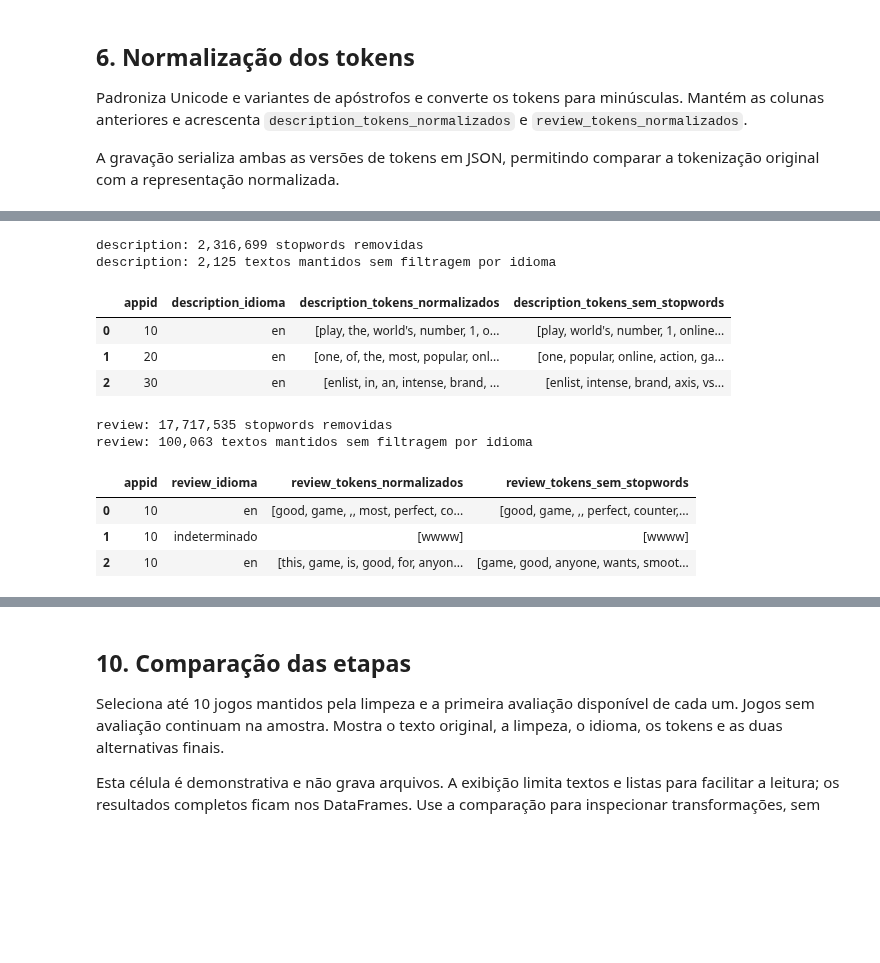
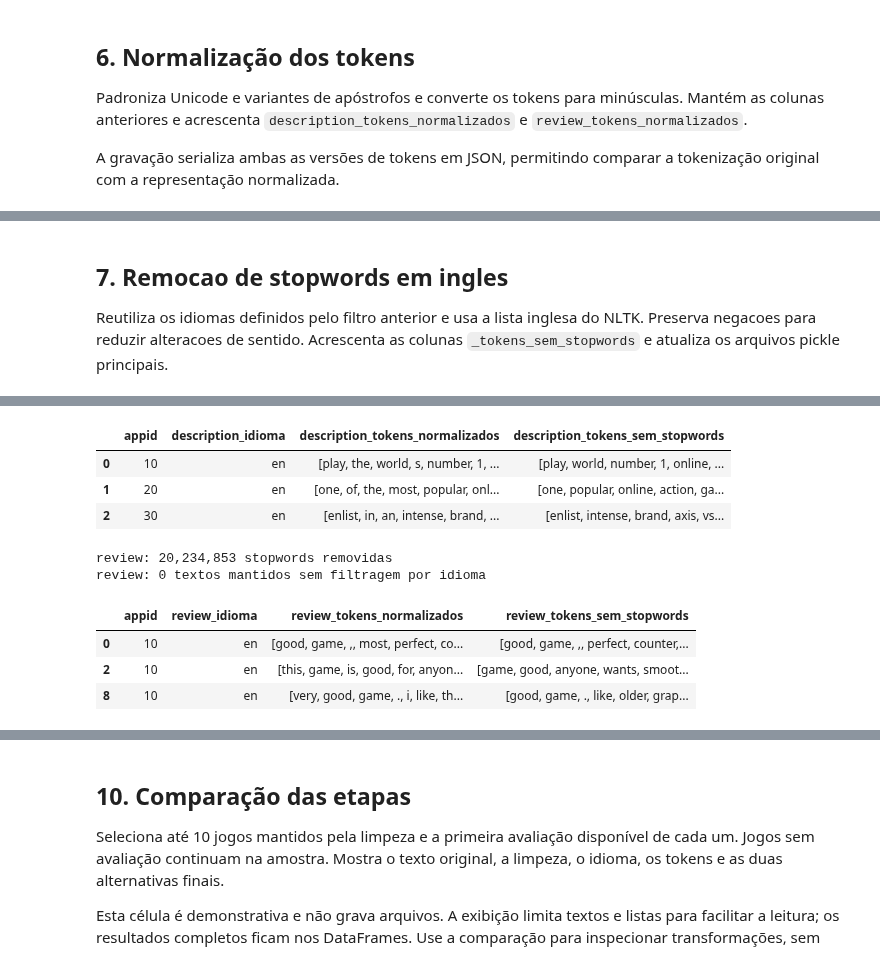
Before and after one commit to bchiamolera/PLN_SteamRecommend, a Jupyter notebook: 2_Limpeza_Preparacao/PLN_LimpezaDados.ipynb, the cells around one changed output, grey strips where cells are left out. Cells and saved outputs as stored; diff of their text form; code cells hidden in the pictures; blank space fills up the shorter version.

```diff
--- a/2_Limpeza_Preparacao/PLN_LimpezaDados.ipynb
+++ b/2_Limpeza_Preparacao/PLN_LimpezaDados.ipynb
@@ -281,7 +396,7 @@ Padroniza Unicode e variantes de apóstrofos e converte os tokens para minúscul
 
 A gravação serializa ambas as versões de tokens em JSON, permitindo comparar a tokenização original com a representação normalizada.
 # %%
-import json
+import sys
 import unicodedata
 
 apostrofos = str.maketrans({"\u2018": "'", "\u2019": "'", "\u02bc": "'"})
@@ -289,9 +404,9 @@ apostrofos = str.maketrans({"\u2018": "'", "\u2019": "'", "\u02bc": "'"})
 
 def normalizar_tokens(tokens):
     return [
-        unicodedata.normalize(
+        sys.intern(unicodedata.normalize(
             "NFKC", unicodedata.normalize("NFKC", token).translate(apostrofos).lower()
-        )
+        ))
         for token in tokens
     ]
 
@@ -303,16 +418,13 @@ reviews_limpo["review_tokens_normalizados"] = reviews_limpo["review_tokens"].map
     normalizar_tokens
 )
 
-# Serializa ambas as listas em JSON, mantendo listas nos DataFrames em memoria.
+# Pickle preserva as listas de tokens diretamente.
 for dados, coluna_tokens, nome_arquivo in [
-    (jogos_limpo, "description_tokens", "jogos_steam.csv"),
-    (reviews_limpo, "review_tokens", "steam_reviews.csv"),
+    (jogos_limpo, "description_tokens", "jogos_steam.pkl.gz"),
+    (reviews_limpo, "review_tokens", "steam_reviews.pkl.gz"),
 ]:
     colunas_listas = [coluna_tokens, f"{coluna_tokens}_normalizados"]
-    dados.assign(**{
-        coluna: dados[coluna].map(lambda tokens: json.dumps(tokens, ensure_ascii=False))
-        for coluna in colunas_listas
-    }).to_csv(pasta_limpos / nome_arquivo, index=False)
+    salvar_pickle(dados, pasta_limpos / nome_arquivo)
 
 print(f"Descricoes normalizadas: {len(jogos_limpo):,}")
 print(f"Reviews normalizadas: {len(reviews_limpo):,}")
@@ -345,29 +449,21 @@ Acrescenta as colunas com sufixos `_idioma` e `_tokens_sem_stopwords` e atualiza
+# %% [markdown]
+## 7. Remocao de stopwords em ingles
+
+Reutiliza os idiomas definidos pelo filtro anterior e usa a lista inglesa do NLTK. Preserva negacoes para reduzir alteracoes de sentido. Acrescenta as colunas `_tokens_sem_stopwords` e atualiza os arquivos pickle principais.
 # %%
 import nltk
 from nltk.corpus import stopwords
-from langdetect import DetectorFactory, detect_langs, LangDetectException
 
 try:
     stopwords.fileids()
 except LookupError:
     nltk.download("stopwords", raise_on_error=True)
 
-DetectorFactory.seed = 0
-idiomas_stopwords = {
-    "en": "english", "pt": "portuguese", "es": "spanish",
-    "fr": "french", "it": "italian", "de": "german", "nl": "dutch",
-}
+idiomas_stopwords = {"en": "english"}
 # Preserva negacoes para nao inverter o sentido, especialmente nas reviews.
 negacoes = set(normalizar_tokens([
     "no", "not", "nor", "never", "neither", "nothing", "nobody", "without",
-    "cannot", "n't", "n\u00e3o", "nem", "nunca", "jamais", "sem",
-    "nada", "ningu\u00e9m", "ninguem", "nao", "ni", "sin", "nadie",
-    "ning\u00fan", "ninguno", "ninguna", "tampoco",
-    "ne", "n'", "pas", "plus", "rien", "aucun", "aucune", "sans",
-    "non", "mai", "nessuno", "nessuna", "niente", "senza",
-    "nicht", "kein", "keine", "keinen", "keinem", "keiner", "keines",
-    "nie", "niemals", "niemand", "nichts", "ohne",
-    "niet", "geen", "nooit", "niemand", "niets", "zonder",
+    "cannot", "n't",
 ]))
 stopwords_por_idioma = {
     codigo: {
@@ -378,43 +474,27 @@ stopwords_por_idioma = {
 }
 
 
-def detectar_idioma(texto):
-    if pd.isna(texto):
-        return "indeterminado"
-    # A detecao e heuristica; textos curtos e resultados incertos ficam intactos.
-    amostra = str(texto)[:1500]
-    if len(amostra.split()) < 5 or sum(c.isalpha() for c in amostra) < 20:
-        return "indeterminado"
-    try:
-        candidato = detect_langs(amostra)[0]
-    except LangDetectException:
-        return "indeterminado"
-    return candidato.lang if candidato.prob >= 0.90 else "indeterminado"
-
-
 def remover_stopwords(tokens, idioma):
     palavras = stopwords_por_idioma.get(idioma, set())
     return [token for token in tokens if token not in palavras]
 
 
 for dados, texto, nome_arquivo in [
-    (jogos_limpo, "description", "jogos_steam.csv"),
-    (reviews_limpo, "review", "steam_reviews.csv"),
+    (jogos_limpo, "description", "jogos_steam.pkl.gz"),
+    (reviews_limpo, "review", "steam_reviews.pkl.gz"),
 ]:
     coluna_idioma = f"{texto}_idioma"
     coluna_entrada = f"{texto}_tokens_normalizados"
     coluna_saida = f"{texto}_tokens_sem_stopwords"
-    dados[coluna_idioma] = dados[texto].map(detectar_idioma)
+    if not dados[coluna_idioma].eq('en').all():
+        raise ValueError('Execute o filtro de ingles antes de remover stopwords.')
     dados[coluna_saida] = [
         remover_stopwords(tokens, idioma)
         for tokens, idioma in zip(dados[coluna_entrada], dados[coluna_idioma])
     ]
 
     colunas_listas = [f"{texto}_tokens", coluna_entrada, coluna_saida]
-    dados.assign(**{
-        coluna: dados[coluna].map(lambda tokens: json.dumps(tokens, ensure_ascii=False))
-        for coluna in colunas_listas
-    }).to_csv(pasta_limpos / nome_arquivo, index=False)
+    salvar_pickle(dados, pasta_limpos / nome_arquivo)
 
     removidos = dados[coluna_entrada].map(len).sum() - dados[coluna_saida].map(len).sum()
     sem_lista = ~dados[coluna_idioma].isin(stopwords_por_idioma)
@@ -428,15 +507,13 @@ for dados, texto, nome_arquivo in [
+|  | appid | description_idioma | description_tokens_normalizados | description_tokens_sem_stopwords |
+| 0 | 10 | en | [play, the, world, s, number, 1, ... | [play, world, number, 1, online, ... |
+| 1 | 20 | en | [one, of, the, most, popular, onl... | [one, popular, online, action, ga... |
+| 2 | 30 | en | [enlist, in, an, intense, brand, ... | [enlist, intense, brand, axis, vs... |
-description: 2,316,699 stopwords removidas
-description: 2,125 textos mantidos sem filtragem por idioma
+review: 20,234,853 stopwords removidas
+review: 0 textos mantidos sem filtragem por idioma
-|  | appid | description_idioma | description_tokens_normalizados | description_tokens_sem_stopwords |
-| 0 | 10 | en | [play, the, world's, number, 1, o... | [play, world's, number, 1, online... |
-| 1 | 20 | en | [one, of, the, most, popular, onl... | [one, popular, online, action, ga... |
-| 2 | 30 | en | [enlist, in, an, intense, brand, ... | [enlist, intense, brand, axis, vs... |
-review: 17,717,535 stopwords removidas
-review: 100,063 textos mantidos sem filtragem por idioma
 |  | appid | review_idioma | review_tokens_normalizados | review_tokens_sem_stopwords |
 | 0 | 10 | en | [good, game, ,, most, perfect, co... | [good, game, ,, perfect, counter,... |
-| 1 | 10 | indeterminado | [wwww] | [wwww] |
 | 2 | 10 | en | [this, game, is, good, for, anyon... | [game, good, anyone, wants, smoot... |
+| 8 | 10 | en | [very, good, game, ., i, like, th... | [good, game, ., like, older, grap... |
 # %% [markdown]
 ## 8. Alternativa A: stemming
 
```
Also changed, not shown: parts of 21 cells of this notebook, 11 other files.
